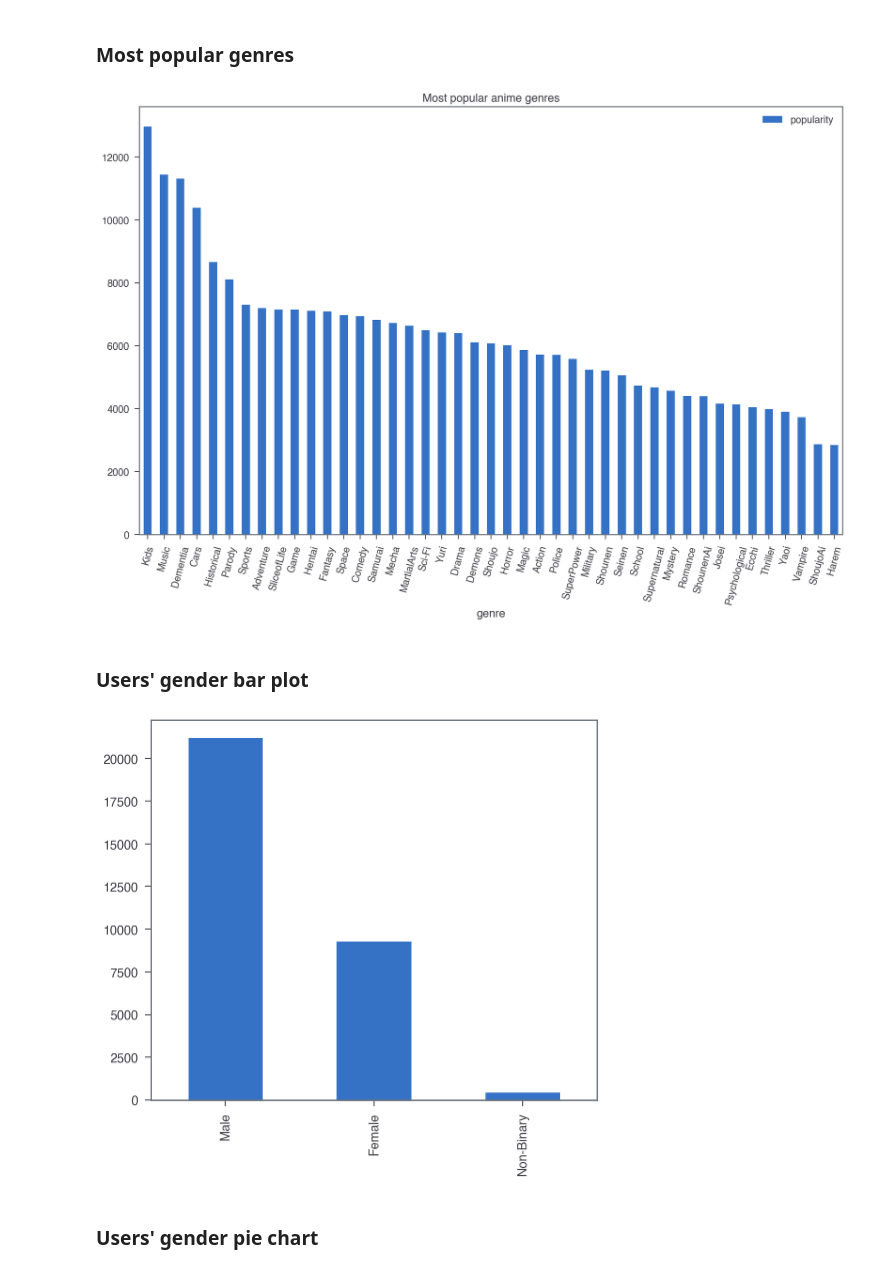
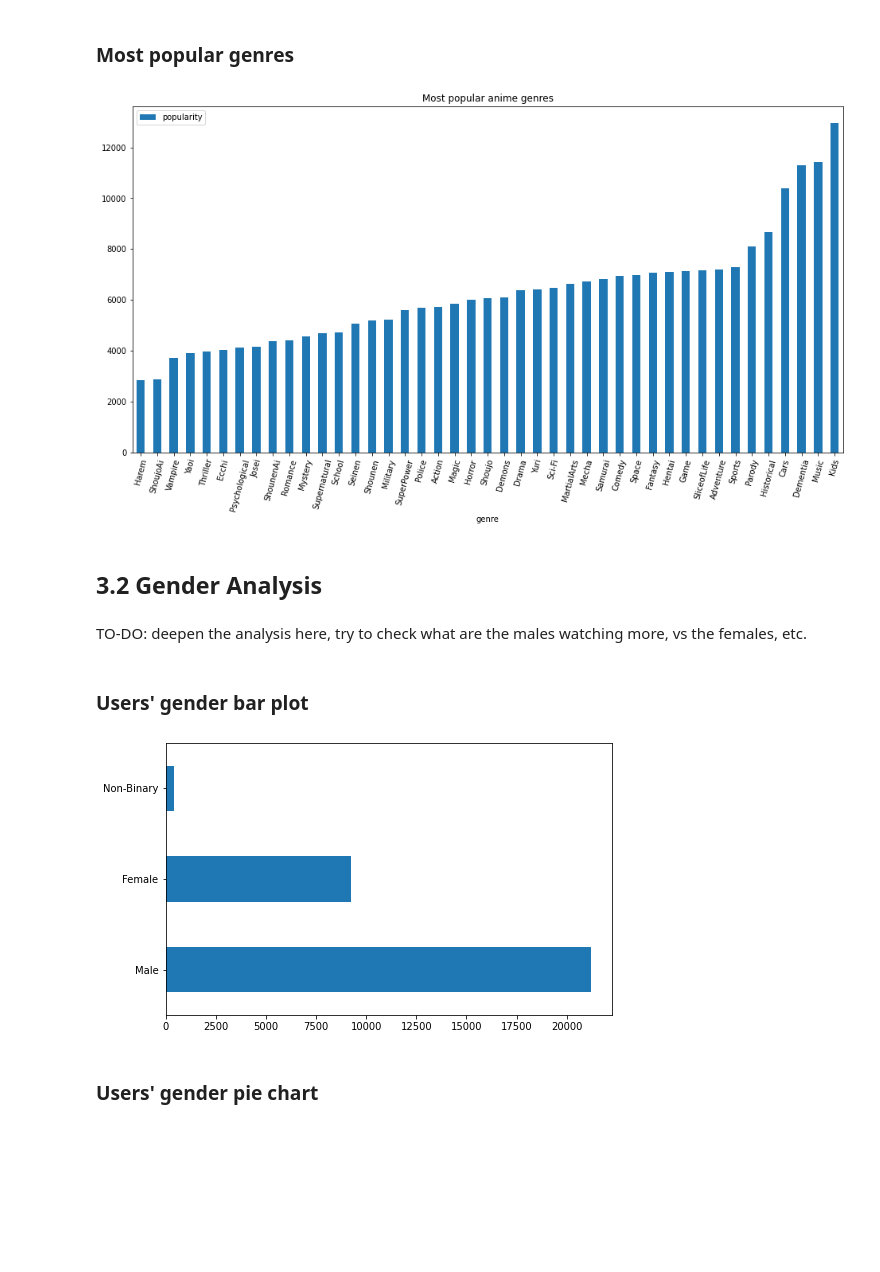
Before and after one commit to Satarasiel/ironhack-projects, a Jupyter notebook: Project-Week-6/your-project/Anime Analysis.ipynb, the cells around one changed output. Saved outputs shown, nothing was run; the diff lists cells and outputs as text; code cells hidden in the pictures; blank space fills up the shorter version.

```diff
--- a/Project-Week-6/your-project/Anime Analysis.ipynb
+++ b/Project-Week-6/your-project/Anime Analysis.ipynb
@@ -158,17 +341,27 @@ print(merged.duplicated().sum()) # checking for dupes again
 # %%
-# Removing the quotes between each genre, the brackets and spaces. Now it's basically a long string w/ commas
-animes['genre'] = animes['genre'].str.replace("'", '')
-animes['genre'] = animes['genre'].str.replace("[", '')
-animes['genre'] = animes['genre'].str.replace("]", '')
-animes['genre'] = animes['genre'].str.replace(" ", '')
+'''
+Decided to explode the 'genre' column as well so I could then better plot the actual number of times a genre has appeared to see the most popular ones
+'''
+# Making a copy to be safe
+animes_exp = animes.copy()
 
-# Splitting the column to now make it into a list format like I've always wanted, to then explode it
-animes['genre'] = animes['genre'].str.split(',')
+# Checking the initial shape again
+print('Initial shape:', animes_exp.shape)
+
+# Removing the quotes between each genre, the brackets and spaces. Now it's basically a long string w/ commas and then I split
+animes_exp['genre'] = animes_exp['genre'].str.replace("'", '').str.replace('[', '').str.replace(']', '').str.replace(' ', '').str.split(',')
 
 # Exploding the column to have only a single genre per anime row
-animes = animes.explode('genre')
+animes_exp = animes_exp.explode('genre')
 
 # Removing this blank genre from the dataframe
-animes = animes[animes['genre'] != '']
+animes_exp = animes_exp[animes_exp['genre'] != '']
 
-#animes.head()
+# Dropping duplicates - there were 2
+animes_exp.drop_duplicates(inplace = True)
+
+# Checking the final shape
+print('Final shape:', animes_exp.shape)
+
+# Checking the result
+animes_exp.head()
@@ -281,27 +466,28 @@ genre_score.plot(x = 'genre', y = 'score', kind = 'bar',
 # %%
 # Which genres are the most popular?
 '''
-# Popularity is the ranking system based on the # of users who have a certain anime in their list (aka members)
+Popularity is the ranking system based on the # of users who have a certain anime in their list (aka members)
+Since this is a ranking system, the lower the number of the y axis, the better the genre is ranked.
+
+We can see that the most popular genre seems to be 'Harem' and the least popular one is 'Kids', followed by 'Music' and 'Dementia'.
 '''
-# Doubts between mean and sum on popularity
-genre_pop = animes.groupby('genre', as_index = False).agg(
-    {'popularity': 'mean'}).sort_values('popularity', ascending = False).reset_index(drop = True)
-genre_pop
+genre_pop = animes_exp.groupby('genre', as_index = False).agg({'popularity': 'mean'}).sort_values('popularity').reset_index(drop = True)
 
 # Plot to visualize the table with the most popular anime genres
-genre_pop.plot(x = 'genre', y = 'popularity', kind = 'bar',
-                 figsize = (16, 10), rot = 75, title = 'Most popular anime genres');
-
-# posso marcar com retangulos tbm etc
+genre_pop.plot(x = 'genre', y = 'popularity', kind = 'bar', figsize = (16, 8), rot = 75, title = 'Most popular anime genres');
 # %% [output]
-[figure, old version]
+[figure, new version]
+# %% [markdown]
+## 3.2 Gender Analysis
+# %% [markdown]
+TO-DO: deepen the analysis here, try to check what are the males watching more, vs the females, etc.
 # %% [markdown]
 ### Users' gender bar plot
 # %%
 # Bar chart for the gender column
-profiles['gender'].value_counts().plot(kind = 'bar');
+profiles['gender'].value_counts().plot(kind = 'barh', figsize = (8, 5));
 # %% [output]
-[figure, old version]
+[figure, new version]
 # %% [markdown]
 ### Users' gender pie chart
 # %%
```
Also changed, not shown: parts of 68 cells of this notebook.
